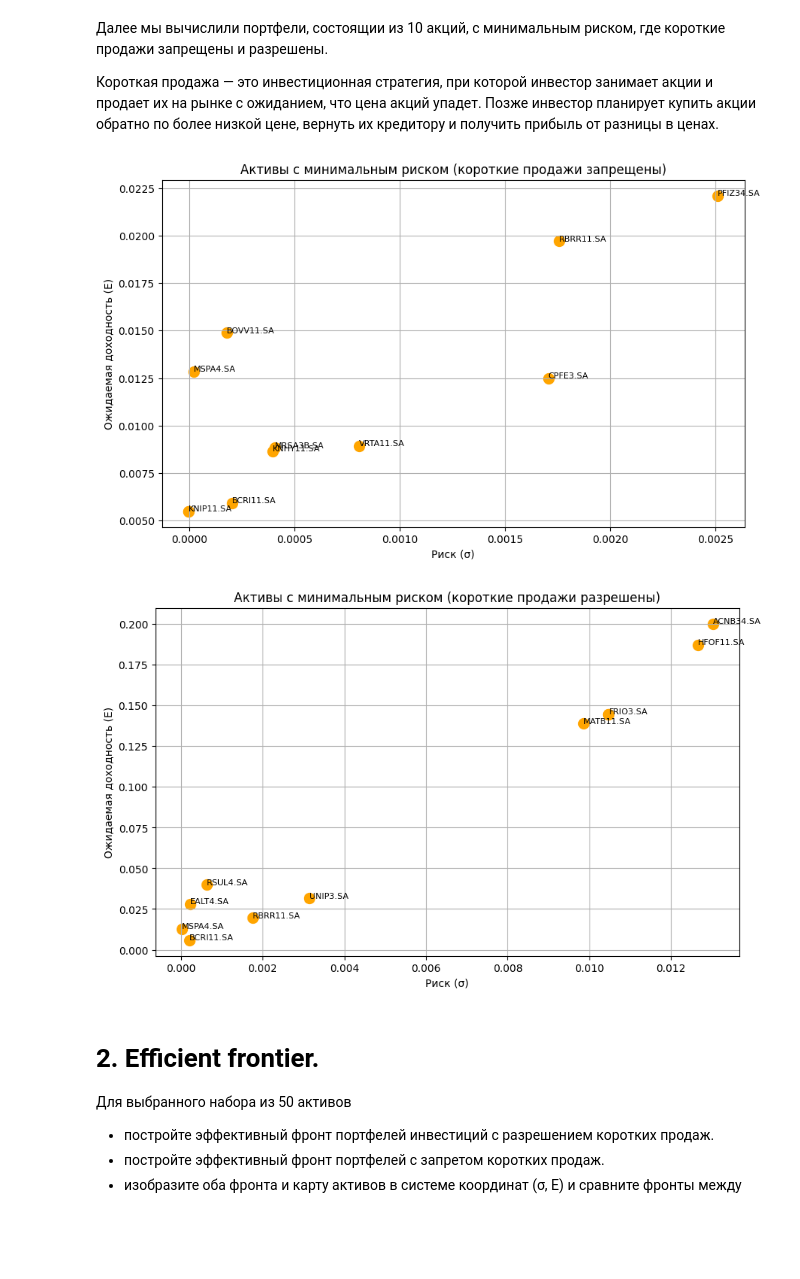
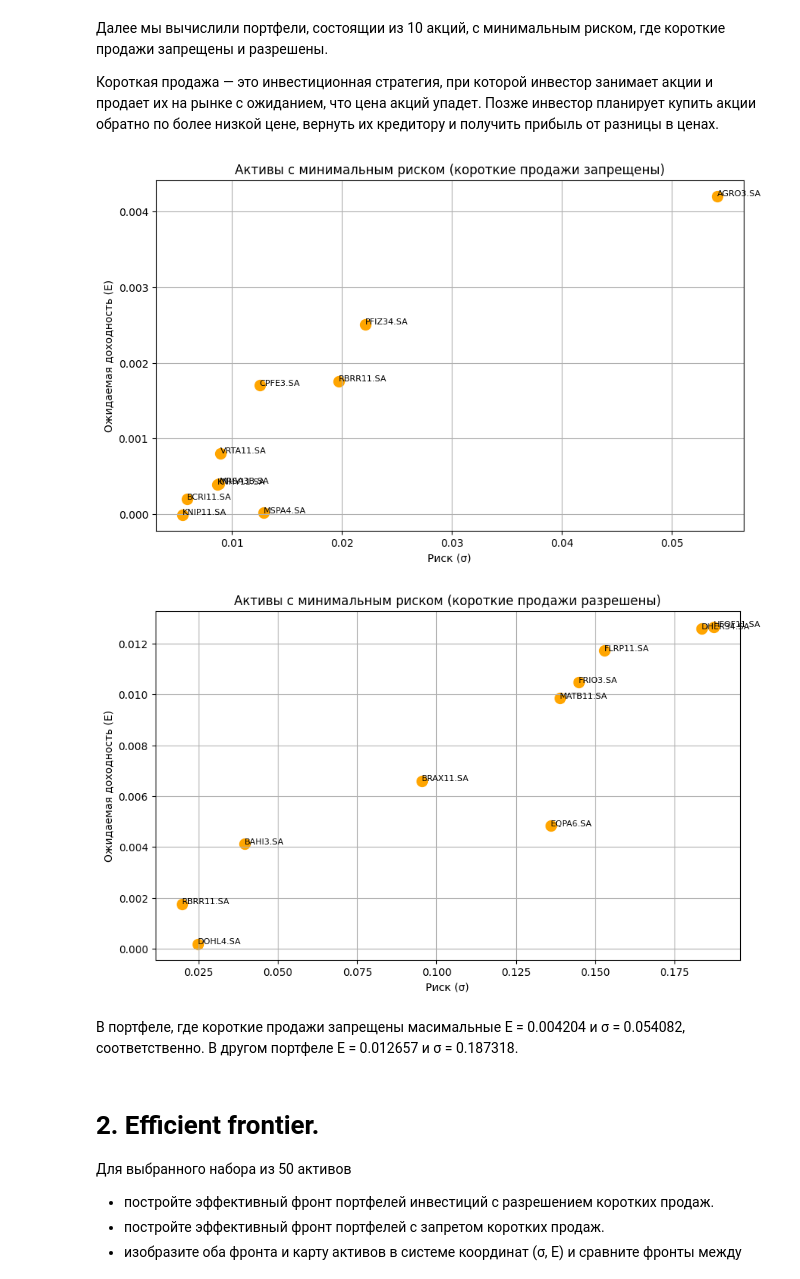
Before and after one commit to AkyLkaNastya/stock-market-analysis, a Jupyter notebook: Часть 2/report.ipynb, the cells around one changed output. Drawn from its saved outputs; the diff is of its cells as text; code cells hidden in the pictures; blank space fills up the shorter version.

```diff
--- a/Часть 2/report.ipynb
+++ b/Часть 2/report.ipynb
@@ -27,16 +27,16 @@
 # %%
 # Активы, которые мы получили на выходе
 
-selected_tickers = ['ACNB34.SA', 'AGRO3.SA', 'ATSA11.SA', 'BAHI3.SA', 'BALM4.SA',
-                    'BAUH4.SA', 'BCRI11.SA', 'BOVV11.SA', 'BRAX11.SA', 'BSLI4.SA',
-                    'CLSC3.SA', 'CLSC4.SA', 'COCA34.SA', 'CPFE3.SA', 'CRPG5.SA',
-                    'CTSA4.SA', 'DHER34.SA', 'DOHL4.SA', 'EALT4.SA', 'ENGI11.SA',
-                    'EQMA3B.SA', 'EQPA6.SA', 'ESUT11.SA', 'FISC11.SA', 'FLRP11.SA',
-                    'FRIO3.SA', 'HFOF11.SA', 'ITUB3.SA', 'IVVB11.SA', 'KNHY11.SA',
-                    'KNIP11.SA', 'MACY34.SA', 'MATB11.SA', 'MDTC34.SA', 'MRCK34.SA',
-                    'MRSA3B.SA', 'MSPA4.SA', 'PATI4.SA', 'PFIZ34.SA', 'RBRR11.SA',
-                    'REDE3.SA', 'ROST34.SA', 'RSUL4.SA', 'SNSY5.SA', 'SUZB3.SA',
-                    'TGAR11.SA', 'UNIP3.SA', 'UPAC34.SA', 'VRTA11.SA', 'WTSP11.SA']
+selected_tickers = ['ACNB34.SA', 'AGRO3.SA', 'ATSA11.SA', 'BAHI3.SA', 'BCRI11.SA',
+                      'BRAX11.SA', 'COCA34.SA', 'CPFE3.SA', 'DHER34.SA', 'ENGI11.SA',
+                      'EQMA3B.SA', 'ESUT11.SA', 'FISC11.SA', 'FLRP11.SA', 'FRIO3.SA',
+                      'HFOF11.SA', 'ITUB3.SA', 'IVVB11.SA', 'KNHY11.SA', 'KNIP11.SA',
+                      'MACY34.SA', 'MATB11.SA', 'MDTC34.SA', 'MRCK34.SA', 'MRSA3B.SA',
+                      'PATI4.SA', 'PFIZ34.SA', 'RBRR11.SA', 'ROST34.SA', 'SUZB3.SA',
+                      'TGAR11.SA', 'UNIP3.SA', 'UPAC34.SA', 'VRTA11.SA', 'WTSP11.SA',
+                      'REDE3.SA', 'CRPG5.SA', 'CLSC4.SA', 'SNSY5.SA', 'EQPA6.SA',
+                      'RSUL4.SA', 'MSPA4.SA', 'CLSC3.SA', 'DOHL4.SA', 'BSLI4.SA',
+                      'EALT4.SA', 'BALM4.SA', 'BAUH4.SA', 'CTSA4.SA', 'CEED4.SA']
 # %% [markdown]
 На данной карте красным отмечены 50 выбранных активов.
 # %%
@@ -147,38 +137,35 @@ constraints_without_short_sales = (
 # %%
 result_without_short_sales = minimize(portfolio_variance, weights, method='SLSQP', constraints=constraints_without_short_sales)
 optimal_weights = result_without_short_sales.x
-top_10_assets_no_short_sales = np.argsort(optimal_weights)[-n_min_risk_assets:]
+top_10_assets = np.argsort(optimal_weights)[-n_min_risk_assets:]
 
 plt.figure(figsize=(10, 6))
-for i in top_10_assets_no_short_sales:
-    plt.scatter(E_dict[selected_tickers[i]], Sigma_dict[selected_tickers[i]], color='orange', s=100)
-    plt.annotate(selected_tickers[i], (E_dict[selected_tickers[i]], Sigma_dict[selected_tickers[i]]), fontsize=8)
-plt.scatter(E_dict['KNIP11.SA'], Sigma_dict['KNIP11.SA'], color='orange',
-            s=100)
+for i in top_10_assets:
+    plt.scatter(Sigma_dict[selected_tickers[i]], E_dict[selected_tickers[i]], color='orange', s=100)
+    plt.annotate(selected_tickers[i], (Sigma_dict[selected_tickers[i]], E_dict[selected_tickers[i]]), fontsize=8)
 plt.xlabel('Риск (σ)')
 plt.ylabel('Ожидаемая доходность (E)')
 plt.title('Активы с минимальным риском (короткие продажи запрещены)')
 plt.grid(True)
 # %% [output]
-[figure, old version]
+[figure, new version]
 # %%
 result_with_short_sales = minimize(portfolio_variance, weights, method='SLSQP', constraints=constraints_with_short_sales)
 optimal_weights = result_with_short_sales.x
-top_10_assets_no_short_sales = np.argsort(optimal_weights)[-n_min_risk_assets:]
+top_10_assets = np.argsort(optimal_weights)[-n_min_risk_assets:]
 
 plt.figure(figsize=(10, 6))
-for i in top_10_assets_no_short_sales:
-    plt.scatter(E_dict[selected_tickers[i]], Sigma_dict[selected_tickers[i]], color='orange', s=100)
-    plt.annotate(selected_tickers[i], (E_dict[selected_tickers[i]], Sigma_dict[selected_tickers[i]]), fontsize=8)
-plt.scatter(E_dict['FRIO3.SA'], Sigma_dict['FRIO3.SA'], color='orange',
-            s=100)
+for i in top_10_assets:
+    plt.scatter(Sigma_dict[selected_tickers[i]], E_dict[selected_tickers[i]], color='orange', s=100)
+    plt.annotate(selected_tickers[i], (Sigma_dict[selected_tickers[i]], E_dict[selected_tickers[i]]), fontsize=8)
 plt.xlabel('Риск (σ)')
 plt.ylabel('Ожидаемая доходность (E)')
 plt.title('Активы с минимальным риском (короткие продажи разрешены)')
 plt.grid(True)
-plt.show()
 # %% [output]
-[figure, old version]
+[figure, new version]
+# %% [markdown]
+В портфеле, где короткие продажи запрещены масимальные E = 0.004204 и σ = 0.054082, соответственно. В другом портфеле E = 0.012657 и σ = 0.187318.
 # %% [markdown]
 # 2. Efficient frontier.
 Для выбранного набора из 50 активов
```
Also changed, not shown: parts of 13 cells of this notebook, 3 other files.
